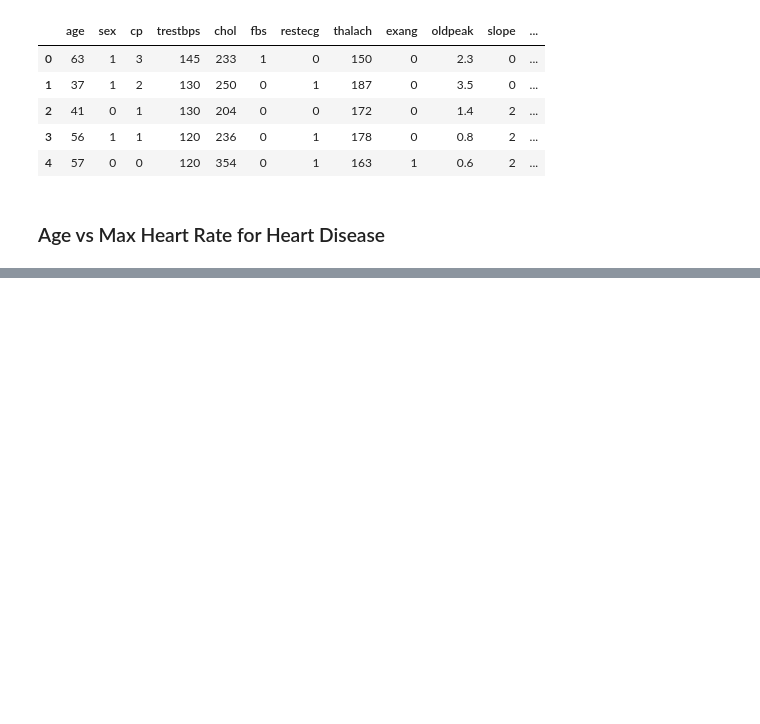
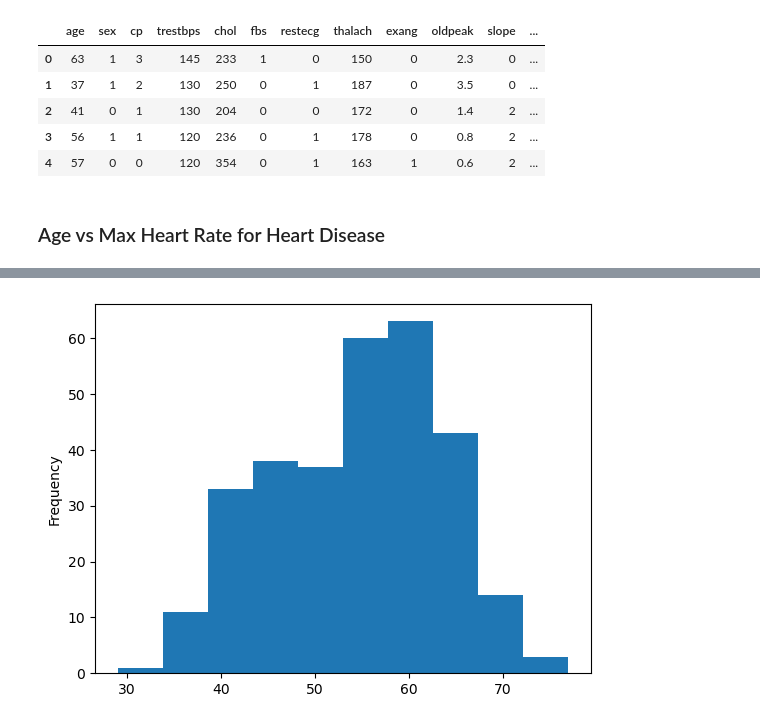
Before and after one commit to GoldenEye37/heart-disease-project, a Jupyter notebook: end-to-end-heart-disease-classification.ipynb, the cells around one changed output, grey strips where cells are left out. Drawn from its saved outputs; the diff is of its cells as text; code cells hidden in the pictures; blank space fills up the shorter version.

```diff
--- a/end-to-end-heart-disease-classification.ipynb
+++ b/end-to-end-heart-disease-classification.ipynb
@@ -224,0 +225,5 @@ pl.le
+# %%
+# check the distribution of age column with a histogram
+df.age.plot.hist();
+# %% [output]
+[figure, added]
```
Also changed, not shown: parts of 4 cells of this notebook.
